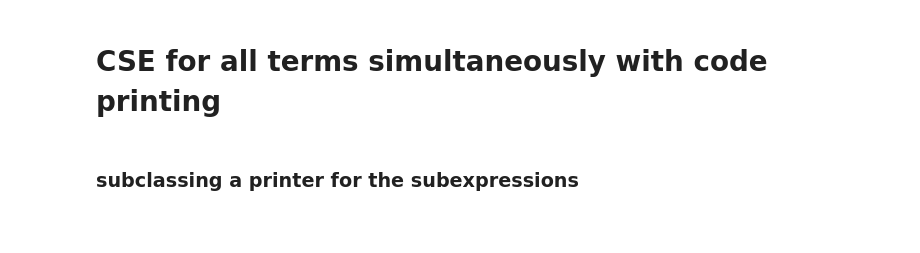
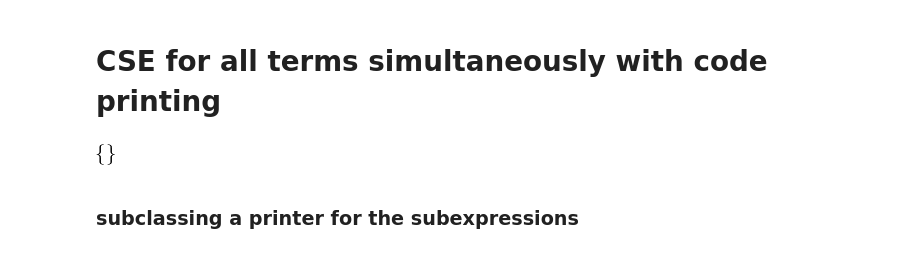
Before and after one commit to michaelzeagler/OptProject, a Jupyter notebook: ArmDefinition.ipynb, the cells around one changed output. Saved outputs shown, nothing was run; the diff lists cells and outputs as text; code cells hidden in the pictures; blank space fills up the shorter version.

```diff
--- a/ArmDefinition.ipynb
+++ b/ArmDefinition.ipynb
@@ -294,10 +294,26 @@ subextemp, ODEtermstemp = cse([D.xreplace(vmap),\
 
 
 subex_mat = Matrix(subextemp).xreplace(fvalmap)
+subex_lh  = Matrix(subex_mat[:,0])
+subex_rh  = Matrix(subex_mat[:,1])
+
+
+subvar = []
+
+sub_map = dict(zip(subex_mat[:,0],subvar))
+
+nsubexestemp = subex_lh.shape
+nsubexes = nsubexestemp[0]
+
+
 
 ODEterms =[];
 for ind in range(0, len(ODEtermstemp)):
     ODEterms.append(ODEtermstemp[ind].xreplace(fvalmap))
+# %%
+sub_map
+# %% [output]
+[figure, added]
 # %% [markdown]
 ### subclassing a printer for the subexpressions
 # %%
```
Also changed, not shown: parts of 10 cells of this notebook.
